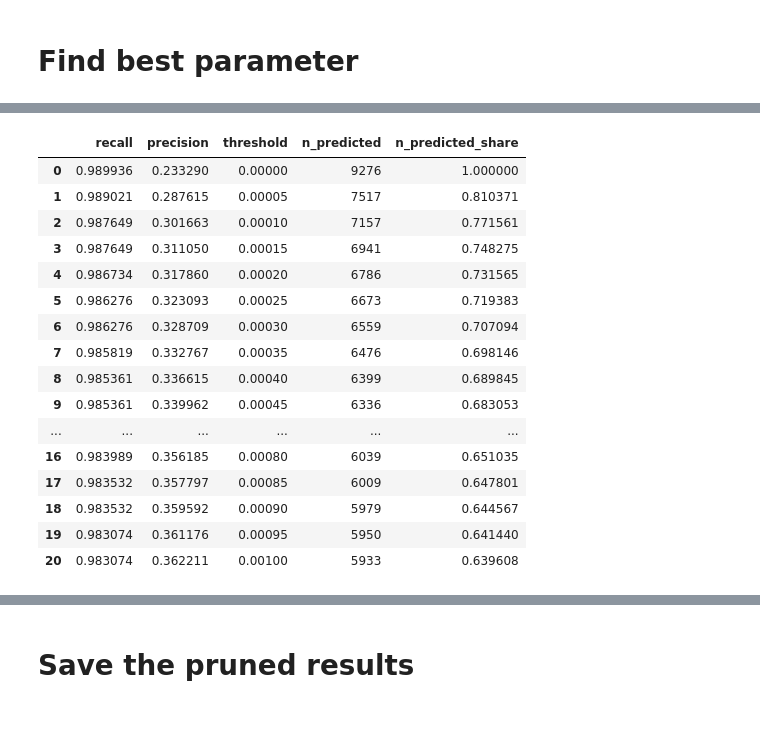
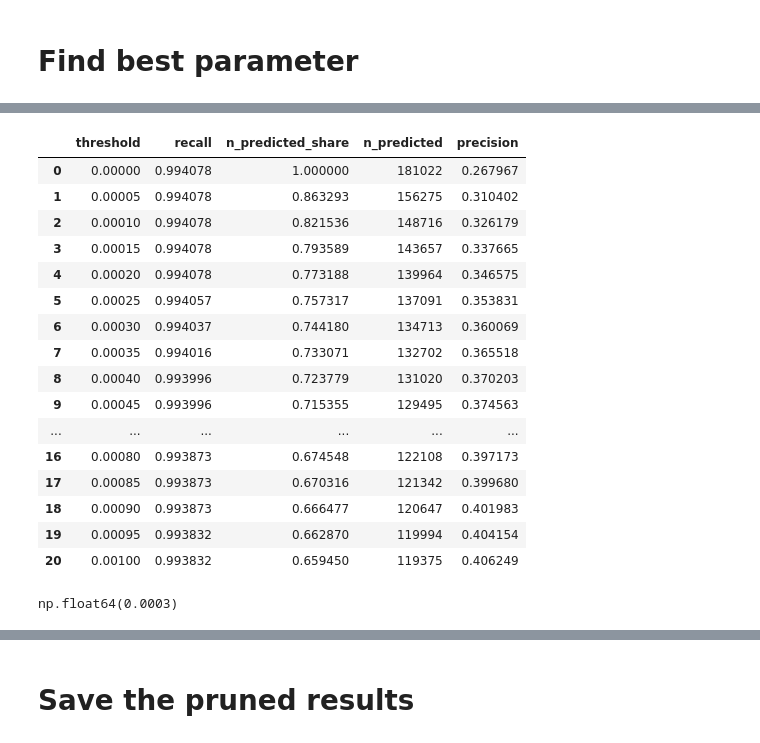
Before and after one commit to yanzhh/HGERE, a Jupyter notebook: notebooks/pruner_filtering.ipynb, the cells around one changed output, grey strips where cells are left out. Cells and saved outputs as stored; diff of their text form; code cells hidden in the pictures.

```diff
--- a/notebooks/pruner_filtering.ipynb
+++ b/notebooks/pruner_filtering.ipynb
@@ -96,24 +71,30 @@ pr_rec[["threshold", "recall", "n_predicted_share"]]
-# %%
-f = pr_rec.recall >= 0.9
-pr_rec[f]
-# %% [output]
-|  | recall | precision | threshold | n_predicted | n_predicted_share |
-| 0 | 0.989936 | 0.233290 | 0.00000 | 9276 | 1.000000 |
-| 1 | 0.989021 | 0.287615 | 0.00005 | 7517 | 0.810371 |
-| 2 | 0.987649 | 0.301663 | 0.00010 | 7157 | 0.771561 |
-| 3 | 0.987649 | 0.311050 | 0.00015 | 6941 | 0.748275 |
-| 4 | 0.986734 | 0.317860 | 0.00020 | 6786 | 0.731565 |
-| 5 | 0.986276 | 0.323093 | 0.00025 | 6673 | 0.719383 |
-| 6 | 0.986276 | 0.328709 | 0.00030 | 6559 | 0.707094 |
-| 7 | 0.985819 | 0.332767 | 0.00035 | 6476 | 0.698146 |
-| 8 | 0.985361 | 0.336615 | 0.00040 | 6399 | 0.689845 |
-| 9 | 0.985361 | 0.339962 | 0.00045 | 6336 | 0.683053 |
-| ... | ... | ... | ... | ... | ... |
-| 16 | 0.983989 | 0.356185 | 0.00080 | 6039 | 0.651035 |
-| 17 | 0.983532 | 0.357797 | 0.00085 | 6009 | 0.647801 |
-| 18 | 0.983532 | 0.359592 | 0.00090 | 5979 | 0.644567 |
-| 19 | 0.983074 | 0.361176 | 0.00095 | 5950 | 0.641440 |
-| 20 | 0.983074 | 0.362211 | 0.00100 | 5933 | 0.639608 |
+# %%
+pr_rec[["threshold", "recall", "n_predicted_share", "n_predicted", "precision"]]
+# %% [output]
+|  | threshold | recall | n_predicted_share | n_predicted | precision |
+| 0 | 0.00000 | 0.994078 | 1.000000 | 181022 | 0.267967 |
+| 1 | 0.00005 | 0.994078 | 0.863293 | 156275 | 0.310402 |
+| 2 | 0.00010 | 0.994078 | 0.821536 | 148716 | 0.326179 |
+| 3 | 0.00015 | 0.994078 | 0.793589 | 143657 | 0.337665 |
+| 4 | 0.00020 | 0.994078 | 0.773188 | 139964 | 0.346575 |
+| 5 | 0.00025 | 0.994057 | 0.757317 | 137091 | 0.353831 |
+| 6 | 0.00030 | 0.994037 | 0.744180 | 134713 | 0.360069 |
+| 7 | 0.00035 | 0.994016 | 0.733071 | 132702 | 0.365518 |
+| 8 | 0.00040 | 0.993996 | 0.723779 | 131020 | 0.370203 |
+| 9 | 0.00045 | 0.993996 | 0.715355 | 129495 | 0.374563 |
+| ... | ... | ... | ... | ... | ... |
+| 16 | 0.00080 | 0.993873 | 0.674548 | 122108 | 0.397173 |
+| 17 | 0.00085 | 0.993873 | 0.670316 | 121342 | 0.399680 |
+| 18 | 0.00090 | 0.993873 | 0.666477 | 120647 | 0.401983 |
+| 19 | 0.00095 | 0.993832 | 0.662870 | 119994 | 0.404154 |
+| 20 | 0.00100 | 0.993832 | 0.659450 | 119375 | 0.406249 |
+# %%
+f = pr_rec.recall <= 0.991
+assert f.value_counts().get(True)
+threshold = pr_rec[f].iloc[0].threshold
+threshold
+# %% [output]
+np.float64(0.0003)
 # %%
 fn_dev
 # %% [output]
```
Also changed, not shown: parts of 7 cells of this notebook, 2 other files.
